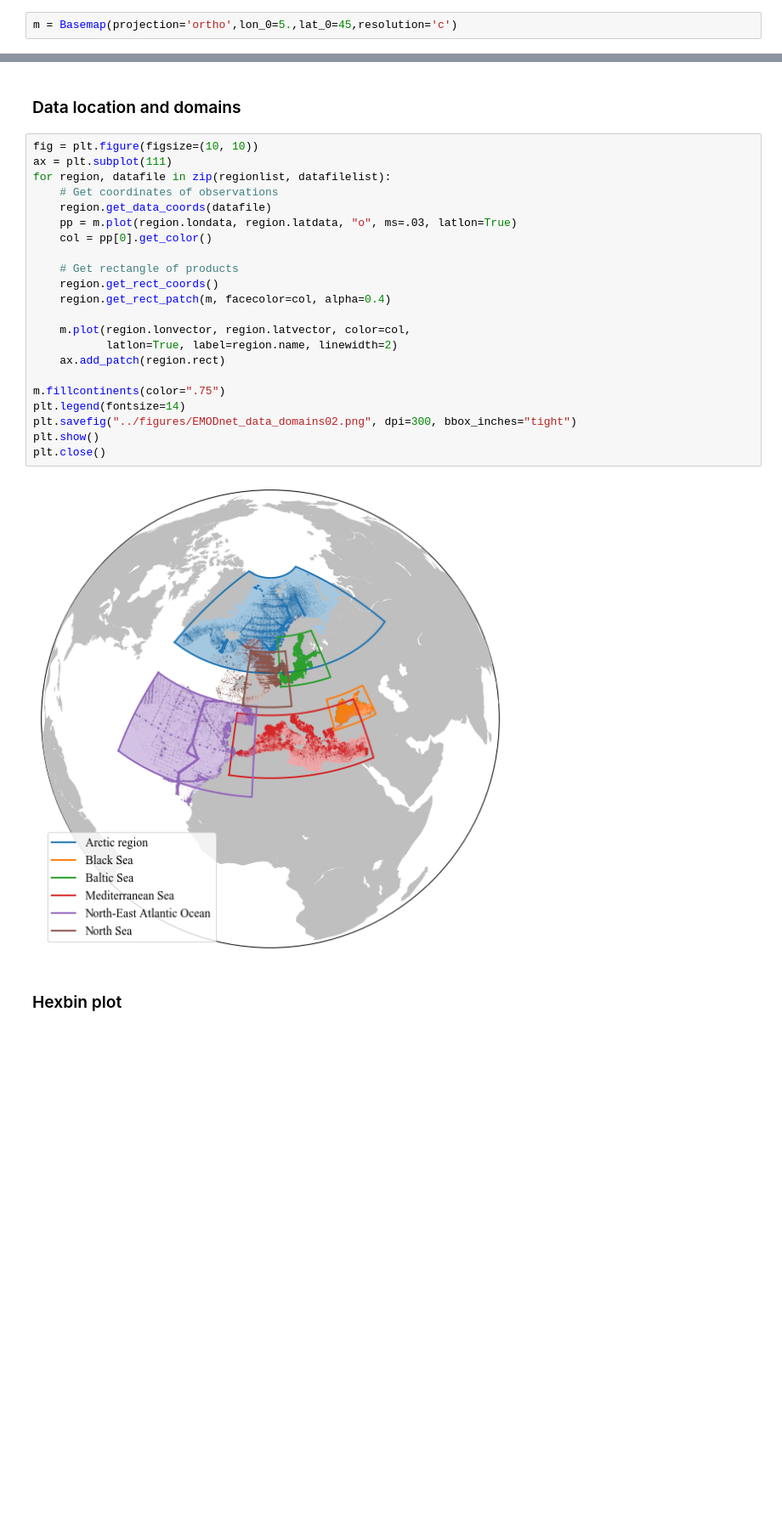
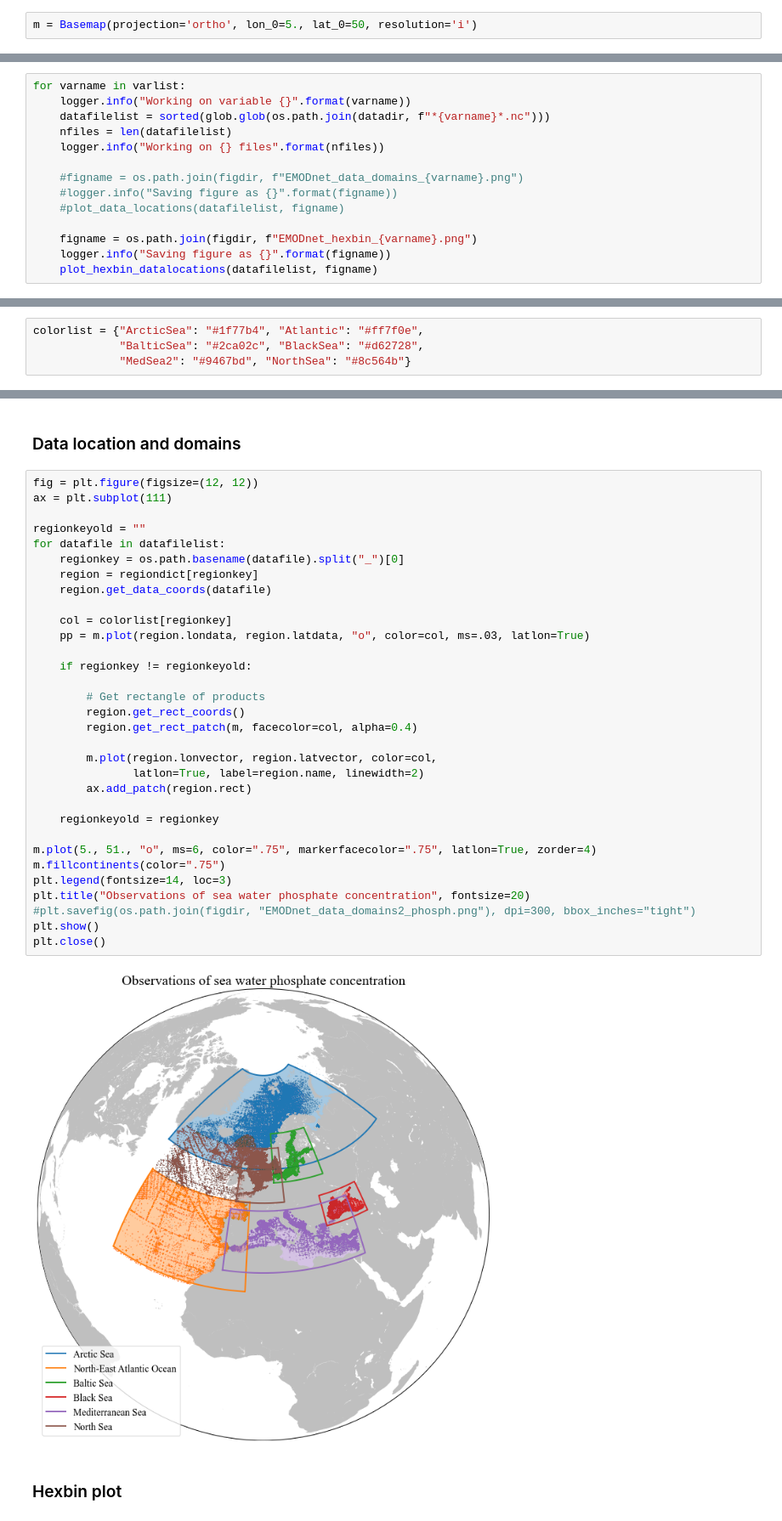
Before and after one commit to gher-uliege/EMODnet-Chemistry, a Jupyter notebook: python/plot_data_positions.ipynb, the cells around one changed output, grey strips where cells are left out. Shown at 85% size. Drawn from its saved outputs; the diff is of its cells as text; blank space fills up the shorter version.

Commit message:
plotting sections

```diff
--- a/python/plot_data_positions.ipynb
+++ b/python/plot_data_positions.ipynb
@@ -39,4 +44,4 @@ regionlist = [arctic, blacksea, balticsea, mediterranean, neatlantic, northsea]
 ## Make plot
 Define projection
 # %%
-m = Basemap(projection='ortho',lon_0=5.,lat_0=45,resolution='c')
+m = Basemap(projection='ortho', lon_0=5., lat_0=50, resolution='i')
@@ -42,0 +50,14 @@ m = Basemap(projection='ortho',lon_0=5.,lat_0=45,resolution='c')
+# %%
+for varname in varlist:
+    logger.info("Working on variable {}".format(varname))
+    datafilelist = sorted(glob.glob(os.path.join(datadir, f"*{varname}*.nc")))
+    nfiles = len(datafilelist)
+    logger.info("Working on {} files".format(nfiles))
+
+    #figname = os.path.join(figdir, f"EMODnet_data_domains_{varname}.png")
+    #logger.info("Saving figure as {}".format(figname))
+    #plot_data_locations(datafilelist, figname)
+
+    figname = os.path.join(figdir, f"EMODnet_hexbin_{varname}.png")
+    logger.info("Saving figure as {}".format(figname))
+    plot_hexbin_datalocations(datafilelist, figname)
@@ -43,3 +89,7 @@ m = Basemap(projection='ortho',lon_0=5.,lat_0=45,resolution='c')
 # %% [markdown]
 ### Simple dot plot
+# %%
+colorlist = {"ArcticSea": "#1f77b4", "Atlantic": "#ff7f0e",
+             "BalticSea": "#2ca02c", "BlackSea": "#d62728",
+             "MedSea2": "#9467bd", "NorthSea": "#8c564b"}
 # %%
@@ -59,28 +145,38 @@ plt.close()
 # %% [markdown]
 ### Data location and domains
 # %%
-fig = plt.figure(figsize=(10, 10))
+fig = plt.figure(figsize=(12, 12))
 ax = plt.subplot(111)
-for region, datafile in zip(regionlist, datafilelist):
-    # Get coordinates of observations
+
+regionkeyold = ""
+for datafile in datafilelist:
+    regionkey = os.path.basename(datafile).split("_")[0]
+    region = regiondict[regionkey]
     region.get_data_coords(datafile)
-    pp = m.plot(region.londata, region.latdata, "o", ms=.03, latlon=True)
-    col = pp[0].get_color()
 
-    # Get rectangle of products
-    region.get_rect_coords()
-    region.get_rect_patch(m, facecolor=col, alpha=0.4)
+    col = colorlist[regionkey]
+    pp = m.plot(region.londata, region.latdata, "o", color=col, ms=.03, latlon=True)
 
-    m.plot(region.lonvector, region.latvector, color=col,
-           latlon=True, label=region.name, linewidth=2)
-    ax.add_patch(region.rect)
+    if regionkey != regionkeyold:
 
+        # Get rectangle of products
+        region.get_rect_coords()
+        region.get_rect_patch(m, facecolor=col, alpha=0.4)
+
+        m.plot(region.lonvector, region.latvector, color=col,
+               latlon=True, label=region.name, linewidth=2)
+        ax.add_patch(region.rect)
+
+    regionkeyold = regionkey
+
+m.plot(5., 51., "o", ms=6, color=".75", markerfacecolor=".75", latlon=True, zorder=4)
 m.fillcontinents(color=".75")
-plt.legend(fontsize=14)
-plt.savefig("../figures/EMODnet_data_domains02.png", dpi=300, bbox_inches="tight")
+plt.legend(fontsize=14, loc=3)
+plt.title("Observations of sea water phosphate concentration", fontsize=20)
+#plt.savefig(os.path.join(figdir, "EMODnet_data_domains2_phosph.png"), dpi=300, bbox_inches="tight")
 plt.show()
 plt.close()
 # %% [output]
-[figure, old version]
+[figure, new version]
 # %% [markdown]
 ### Hexbin plot
```
Also changed, not shown: parts of 14 cells of this notebook, 1 other file.
